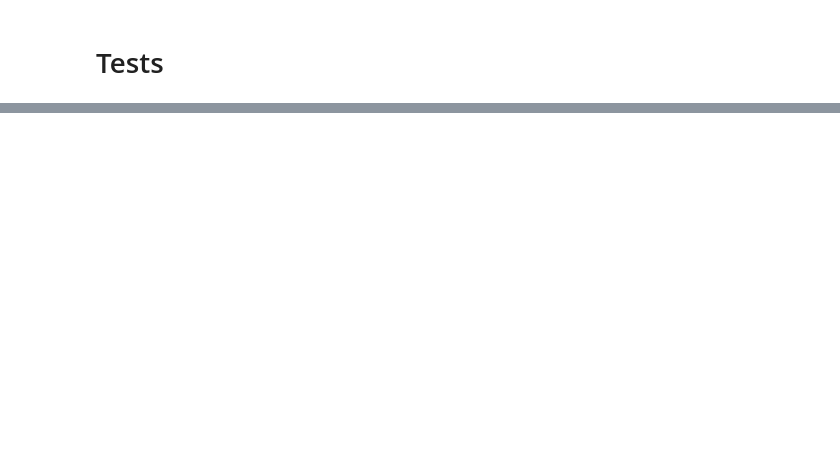
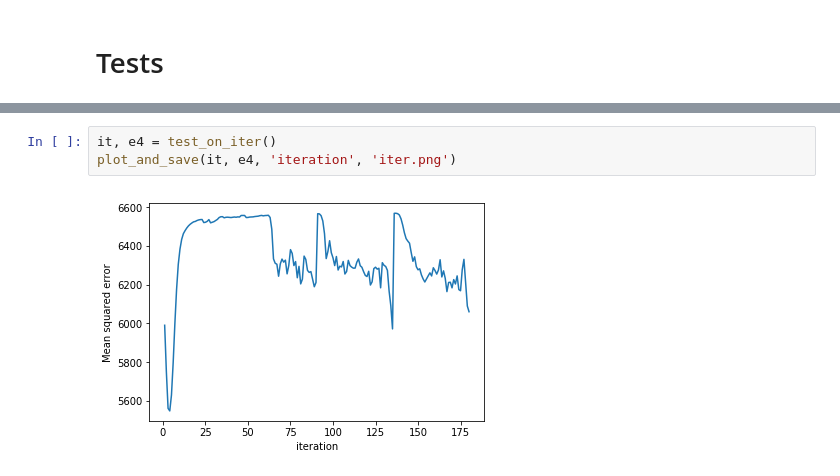
Before and after one commit to damianhorna/backprojection-tomography, a Jupyter notebook: interactive.ipynb, the cells around one changed output, grey strips where cells are left out. Drawn from its saved outputs; the diff is of its cells as text; blank space fills up the shorter version.

```diff
--- a/interactive.ipynb
+++ b/interactive.ipynb
@@ -445,0 +445,5 @@ detectors= 37.0
+# %%
+it, e4 = test_on_iter()
+plot_and_save(it, e4, 'iteration', 'iter.png')
+# %% [output]
+[figure, added]
```
Also changed, not shown: parts of 6 cells of this notebook, 4 other files.
